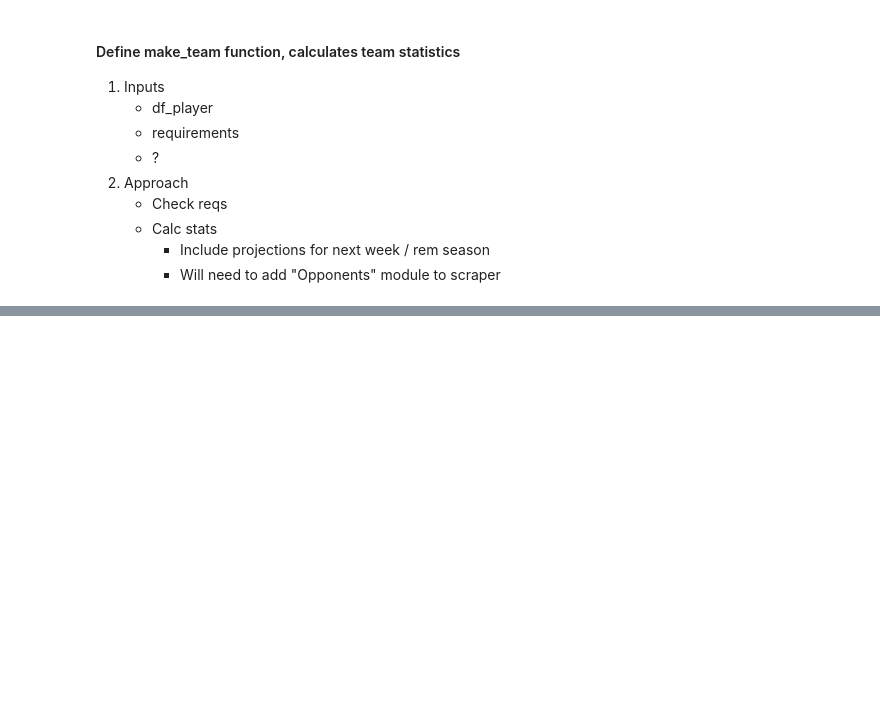
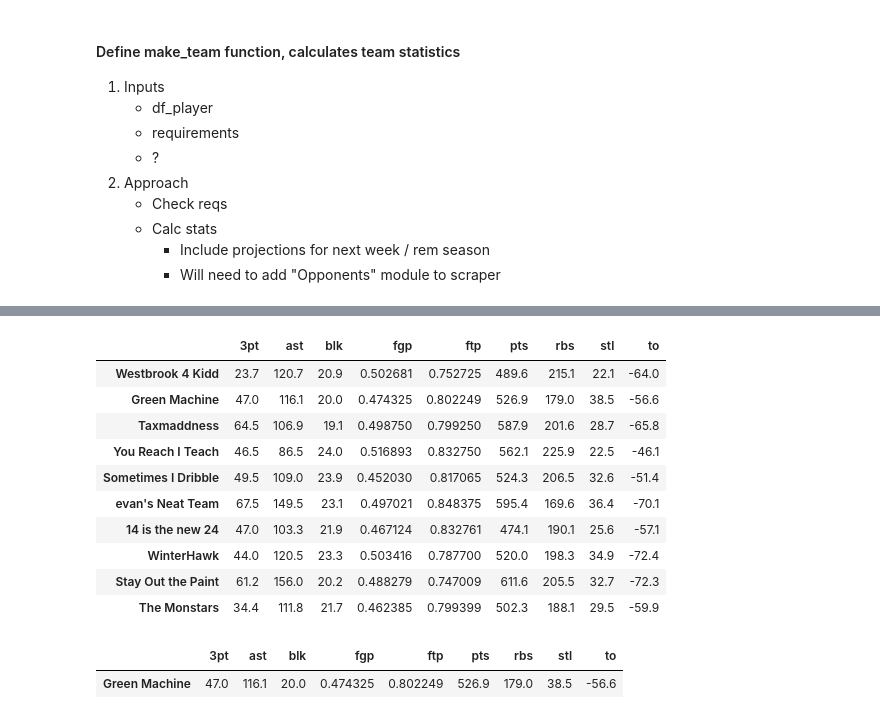
Before and after one commit to flint-hasset/first_scraper, a Jupyter notebook: Bball Teambuilder.ipynb, the cells around one changed output, grey strips where cells are left out. Saved outputs shown, nothing was run; the diff lists cells and outputs as text; code cells hidden in the pictures; blank space fills up the shorter version.

```diff
--- a/Bball Teambuilder.ipynb
+++ b/Bball Teambuilder.ipynb
@@ -24 +46,3 @@ df['fga'] = df['fga'].astype(float)
+# %%
+df['games_next_week'] = np.where(df['INJ'] =='INJ', 0, df['games_this_week'])
 # %% [markdown]
@@ -85,0 +124,18 @@ TypeError: can't multiply sequence by non-int of type 'float'
+# %%
+df_league_stats = pd.DataFrame()
+for owner in owner_list:
+    df_team = df[df['Owner']==owner].sort_values(['INJ','C_Rank'],ascending=True).iloc[:10]
+    df_league_stats = df_league_stats.append(team_stats(df_team,owner))
+df_league_stats
+# %% [output]
+|  | 3pt | ast | blk | fgp | ftp | pts | rbs | stl | to |
+| Westbrook 4 Kidd | 23.7 | 120.7 | 20.9 | 0.502681 | 0.752725 | 489.6 | 215.1 | 22.1 | -64.0 |
+| Green Machine | 47.0 | 116.1 | 20.0 | 0.474325 | 0.802249 | 526.9 | 179.0 | 38.5 | -56.6 |
+| Taxmaddness | 64.5 | 106.9 | 19.1 | 0.498750 | 0.799250 | 587.9 | 201.6 | 28.7 | -65.8 |
+| You Reach I Teach | 46.5 | 86.5 | 24.0 | 0.516893 | 0.832750 | 562.1 | 225.9 | 22.5 | -46.1 |
+| Sometimes I Dribble | 49.5 | 109.0 | 23.9 | 0.452030 | 0.817065 | 524.3 | 206.5 | 32.6 | -51.4 |
+| evan's Neat Team | 67.5 | 149.5 | 23.1 | 0.497021 | 0.848375 | 595.4 | 169.6 | 36.4 | -70.1 |
+| 14 is the new 24 | 47.0 | 103.3 | 21.9 | 0.467124 | 0.832761 | 474.1 | 190.1 | 25.6 | -57.1 |
+| WinterHawk | 44.0 | 120.5 | 23.3 | 0.503416 | 0.787700 | 520.0 | 198.3 | 34.9 | -72.4 |
+| Stay Out the Paint | 61.2 | 156.0 | 20.2 | 0.488279 | 0.747009 | 611.6 | 205.5 | 32.7 | -72.3 |
+| The Monstars | 34.4 | 111.8 | 21.7 | 0.462385 | 0.799399 | 502.3 | 188.1 | 29.5 | -59.9 |
@@ -85,0 +150,5 @@ TypeError: can't multiply sequence by non-int of type 'float'
+# %%
+team_stats(roster_10('Green Machine'), 'Green Machine')
+# %% [output]
+|  | 3pt | ast | blk | fgp | ftp | pts | rbs | stl | to |
+| Green Machine | 47.0 | 116.1 | 20.0 | 0.474325 | 0.802249 | 526.9 | 179.0 | 38.5 | -56.6 |
```
Also changed, not shown: parts of 26 cells of this notebook.
